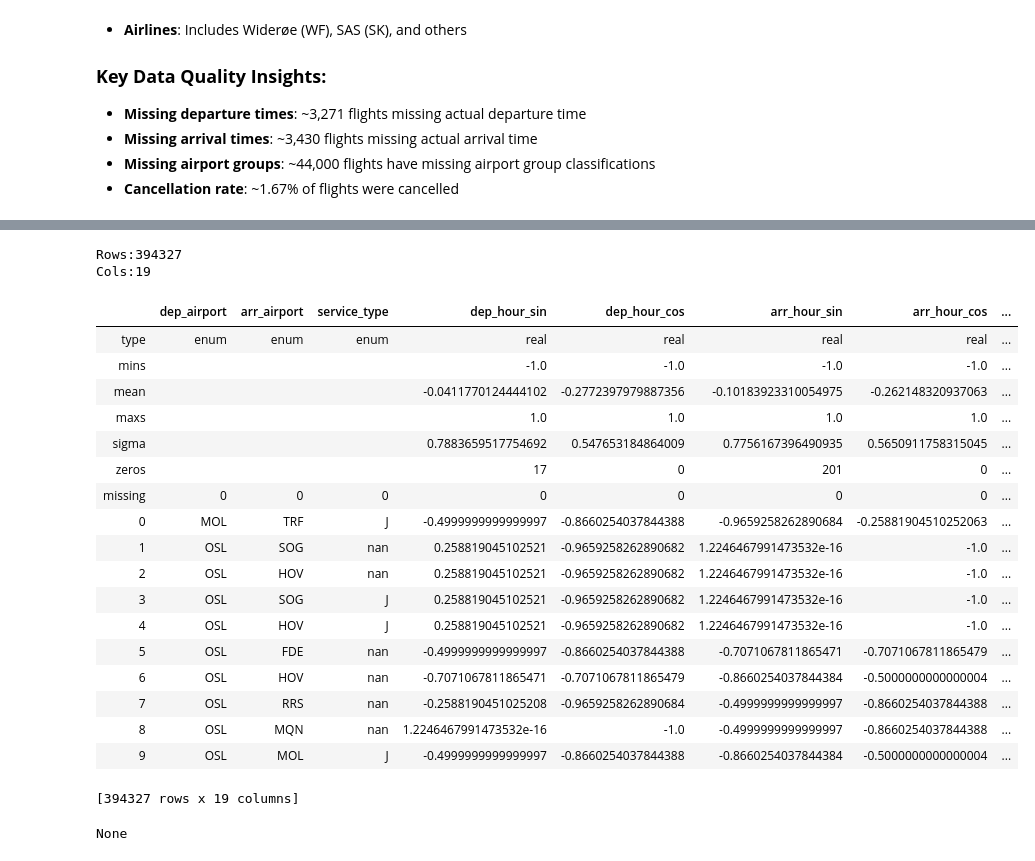
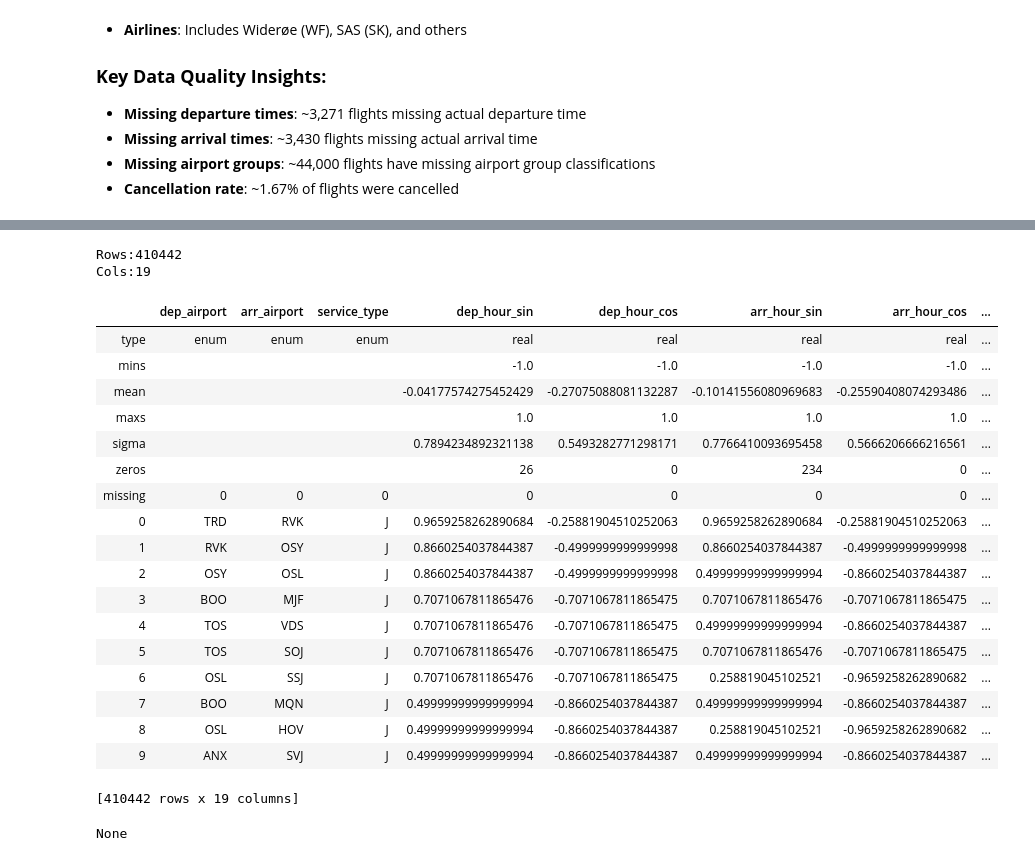
Before and after one commit to tobiasfremming/AvinorHackathon, a Jupyter notebook: prediction/testing_cancelled.ipynb, the cells around one changed output, grey strips where cells are left out. Saved outputs shown, nothing was run; the diff lists cells and outputs as text; code cells hidden in the pictures.

Commit message:
preprocessing class

```diff
--- a/prediction/testing_cancelled.ipynb
+++ b/prediction/testing_cancelled.ipynb
@@ -205,18 +189,23 @@ max         1.000000
 # %%
+import sys
+import os
+
+# Add the parent directory to the Python path so we can import from src
+parent_dir = os.path.dirname(os.path.dirname(os.path.abspath("avinorhackathon")))
+if parent_dir not in sys.path:
+    sys.path.append(parent_dir)
+
+print(sys.path)
+
+# Now we can import from src
+from src.preprocessing import DataPreprocessor
+
 # Data Preprocessing and Feature Engineering
 print("Starting data preprocessing...")
 
+processor = DataPreprocessor()
 # Create a copy for processing
-df_processed = df.copy()
-
-# Handle missing values
-print(f"Missing values per column:\n{df_processed.isnull().sum()}")
-
-# Convert datetime columns
-datetime_cols = ["std", "sta", "atd", "ata"]
-for col in datetime_cols:
-    if col in df_processed.columns:
-        df_processed[col] = pd.to_datetime(df_processed[col], errors="coerce")
+df_processed = processor.process_hist_flights_cancelled(df)
 
 
 # Create target variable: flight delay (binary classification)
@@ -227,11 +216,9 @@ def calculate_delay(row):
     delay_minutes = (row["atd"] - row["std"]).total_seconds() / 60
     return 1 if delay_minutes > 15 else 0
 
+# Select target variable: flight cancelled (binary classification)
+df_processed["cancelled"] = df_processed["cancelled"].astype(bool)
 
-df_processed["is_delayed"] = df_processed.apply(calculate_delay, axis=1)
-
-# Remove rows where we can't calculate delay
-df_processed = df_processed.dropna(subset=["is_delayed"])
 print(f"Dataset shape after removing rows without delay info: {df_processed.shape}")
 
 # Feature engineering
@@ -313,9 +300,9 @@ df_processed["season"] = df_processed["dep_month"].apply(get_season)
 
 # Display feature engineering results
 print(f"Target variable distribution:")
-print(f"Not delayed (0): {(df_processed['is_delayed'] == 0).sum()}")
-print(f"Delayed (1): {(df_processed['is_delayed'] == 1).sum()}")
-print(f"Delay rate: {df_processed['is_delayed'].mean():.2%}")
+print(f"Not cancelled (0): {(df_processed['cancelled'] == 0).sum()}")
+print(f"Cancelled (1): {(df_processed['cancelled'] == 1).sum()}")
+print(f"Cancellation rate: {df_processed['cancelled'].mean():.2%}")
 
 print(f"\nProcessed dataset shape: {df_processed.shape}")
 print(
@@ -331,7 +318,7 @@ print(
             "dep_airport",
             "arr_airport",
             "service_type",
-            "is_delayed",
+            "cancelled",
             "dep_hour",
             "dep_hour_sin",
             "dep_hour_cos",
@@ -640,7 +628,7 @@ print(
 )
 
 # Create modeling dataset
-model_data = df_processed[feature_columns + ["is_delayed"]].copy()
+model_data = df_processed[feature_columns + ["cancelled"]].copy()
 
 # Remove rows with missing values in key features
 model_data = model_data.dropna(subset=["scheduled_duration"])
@@ -651,7 +639,7 @@ print("Converting to H2O Frame...")
 h2o_frame = h2o.H2OFrame(model_data)
 
 # Convert target to factor for classification
-h2o_frame["is_delayed"] = h2o_frame["is_delayed"].asfactor()
+h2o_frame["cancelled"] = h2o_frame["cancelled"].asfactor()
 
 # Convert categorical columns to factors
 categorical_cols = [
@@ -687,24 +671,24 @@ H2O Frame summary:
-Rows:394327
+Rows:410442
 Cols:19
 |  | dep_airport | arr_airport | service_type | dep_hour_sin | dep_hour_cos | arr_hour_sin | arr_hour_cos | ... |
 | type | enum | enum | enum | real | real | real | real | ... |
 | mins |  |  |  | -1.0 | -1.0 | -1.0 | -1.0 | ... |
-| mean |  |  |  | -0.0411770124444102 | -0.2772397979887356 | -0.10183923310054975 | -0.262148320937063 | ... |
+| mean |  |  |  | -0.04177574275452429 | -0.27075088081132287 | -0.10141556080969683 | -0.25590408074293486 | ... |
 | maxs |  |  |  | 1.0 | 1.0 | 1.0 | 1.0 | ... |
-| sigma |  |  |  | 0.7883659517754692 | 0.547653184864009 | 0.7756167396490935 | 0.5650911758315045 | ... |
-| zeros |  |  |  | 17 | 0 | 201 | 0 | ... |
+| sigma |  |  |  | 0.7894234892321138 | 0.5493282771298171 | 0.7766410093695458 | 0.5666206666216561 | ... |
+| zeros |  |  |  | 26 | 0 | 234 | 0 | ... |
 | missing | 0 | 0 | 0 | 0 | 0 | 0 | 0 | ... |
-| 0 | MOL | TRF | J | -0.4999999999999997 | -0.8660254037844388 | -0.9659258262890684 | -0.25881904510252063 | ... |
-| 1 | OSL | SOG | nan | 0.258819045102521 | -0.9659258262890682 | 1.2246467991473532e-16 | -1.0 | ... |
-| 2 | OSL | HOV | nan | 0.258819045102521 | -0.9659258262890682 | 1.2246467991473532e-16 | -1.0 | ... |
-| 3 | OSL | SOG | J | 0.258819045102521 | -0.9659258262890682 | 1.2246467991473532e-16 | -1.0 | ... |
-| 4 | OSL | HOV | J | 0.258819045102521 | -0.9659258262890682 | 1.2246467991473532e-16 | -1.0 | ... |
-| 5 | OSL | FDE | nan | -0.4999999999999997 | -0.8660254037844388 | -0.7071067811865471 | -0.7071067811865479 | ... |
-| 6 | OSL | HOV | nan | -0.7071067811865471 | -0.7071067811865479 | -0.8660254037844384 | -0.5000000000000004 | ... |
-| 7 | OSL | RRS | nan | -0.2588190451025208 | -0.9659258262890684 | -0.4999999999999997 | -0.8660254037844388 | ... |
-| 8 | OSL | MQN | nan | 1.2246467991473532e-16 | -1.0 | -0.4999999999999997 | -0.8660254037844388 | ... |
-| 9 | OSL | MOL | J | -0.4999999999999997 | -0.8660254037844388 | -0.8660254037844384 | -0.5000000000000004 | ... |
+| 0 | TRD | RVK | J | 0.9659258262890684 | -0.25881904510252063 | 0.9659258262890684 | -0.25881904510252063 | ... |
+| 1 | RVK | OSY | J | 0.8660254037844387 | -0.4999999999999998 | 0.8660254037844387 | -0.4999999999999998 | ... |
+| 2 | OSY | OSL | J | 0.8660254037844387 | -0.4999999999999998 | 0.49999999999999994 | -0.8660254037844387 | ... |
+| 3 | BOO | MJF | J | 0.7071067811865476 | -0.7071067811865475 | 0.7071067811865476 | -0.7071067811865475 | ... |
+| 4 | TOS | VDS | J | 0.7071067811865476 | -0.7071067811865475 | 0.49999999999999994 | -0.8660254037844387 | ... |
+| 5 | TOS | SOJ | J | 0.7071067811865476 | -0.7071067811865475 | 0.7071067811865476 | -0.7071067811865475 | ... |
+| 6 | OSL | SSJ | J | 0.7071067811865476 | -0.7071067811865475 | 0.258819045102521 | -0.9659258262890682 | ... |
+| 7 | BOO | MQN | J | 0.49999999999999994 | -0.8660254037844387 | 0.49999999999999994 | -0.8660254037844387 | ... |
+| 8 | OSL | HOV | J | 0.49999999999999994 | -0.8660254037844387 | 0.258819045102521 | -0.9659258262890682 | ... |
+| 9 | ANX | SVJ | J | 0.49999999999999994 | -0.8660254037844387 | 0.49999999999999994 | -0.8660254037844387 | ... |
-[394327 rows x 19 columns]
+[410442 rows x 19 columns]
 None
 # %%
 # Optimize H2O for better CPU performance
```
Also changed, not shown: parts of 15 cells of this notebook, 3 other files.
